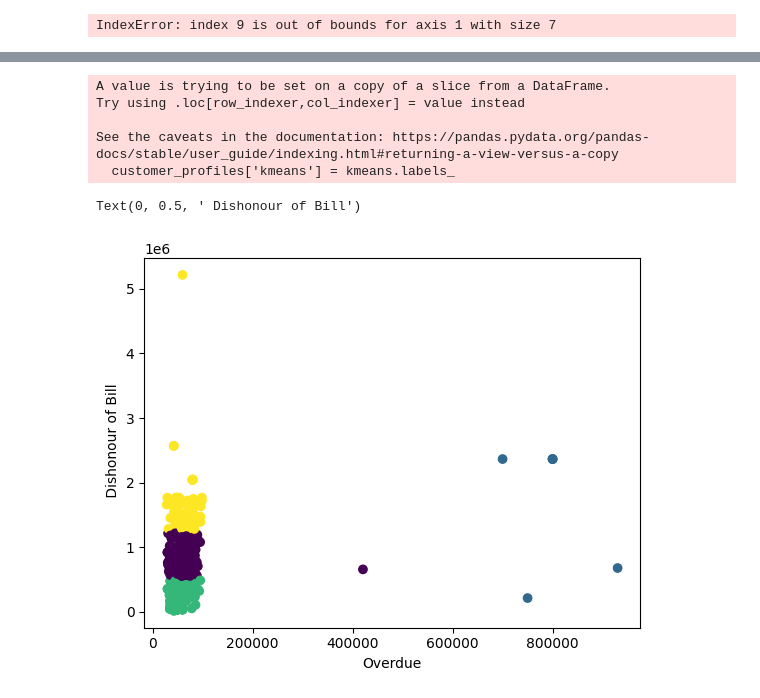
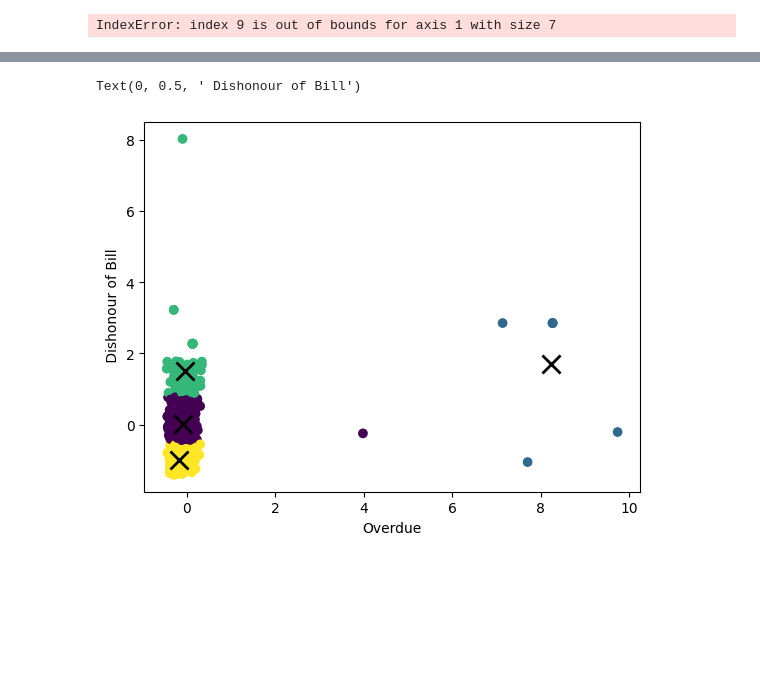
Before and after one commit to rintendou/csci415-project4, a Jupyter notebook: credit_card.ipynb, the cells around one changed output, grey strips where cells are left out. Drawn from its saved outputs; the diff is of its cells as text; code cells hidden in the pictures; blank space fills up the shorter version.

Commit message:
Fixed incorrect dataframe call on centroid calculations

```diff
--- a/credit_card.ipynb
+++ b/credit_card.ipynb
@@ -330,19 +325,13 @@ kmeans.fit(standard_customer_profiles[[INCOME, LOAN_AMOUNT]])
 
 
 
-customer_profiles['kmeans'] = kmeans.labels_
+standard_customer_profiles['kmeans'] = kmeans.labels_
 centroids = kmeans.cluster_centers_
-# %% [output]
-A value is trying to be set on a copy of a slice from a DataFrame.
-Try using .loc[row_indexer,col_indexer] = value instead
-
-See the caveats in the documentation: https://pandas.pydata.org/pandas-docs/stable/user_guide/indexing.html#returning-a-view-versus-a-copy
-  customer_profiles['kmeans'] = kmeans.labels_
 # %%
-plt.scatter(x=customer_profiles[INCOME], y=customer_profiles[LOAN_AMOUNT], c=customer_profiles['kmeans'])
-# plt.scatter(centroids[:, 0], centroids[:, 1], marker='x', c='black', s=169, linewidths=2, zorder=10)
-plt.xlabel(OVERDUE)
-plt.ylabel(DISHONORED_BILL)
+plt.scatter(x=standard_customer_profiles[INCOME], y=standard_customer_profiles[LOAN_AMOUNT], c=standard_customer_profiles['kmeans'])
+plt.scatter(centroids[:, 0], centroids[:, 1], marker='x', c='black', s=169, linewidths=2, zorder=10)
+plt.xlabel(INCOME)
+plt.ylabel(LOAN_AMOUNT)
 # %% [output]
 Text(0, 0.5, ' Dishonour of Bill')
-[figure, old version]
+[figure, new version]
```
Also changed, not shown: parts of 4 cells of this notebook.
